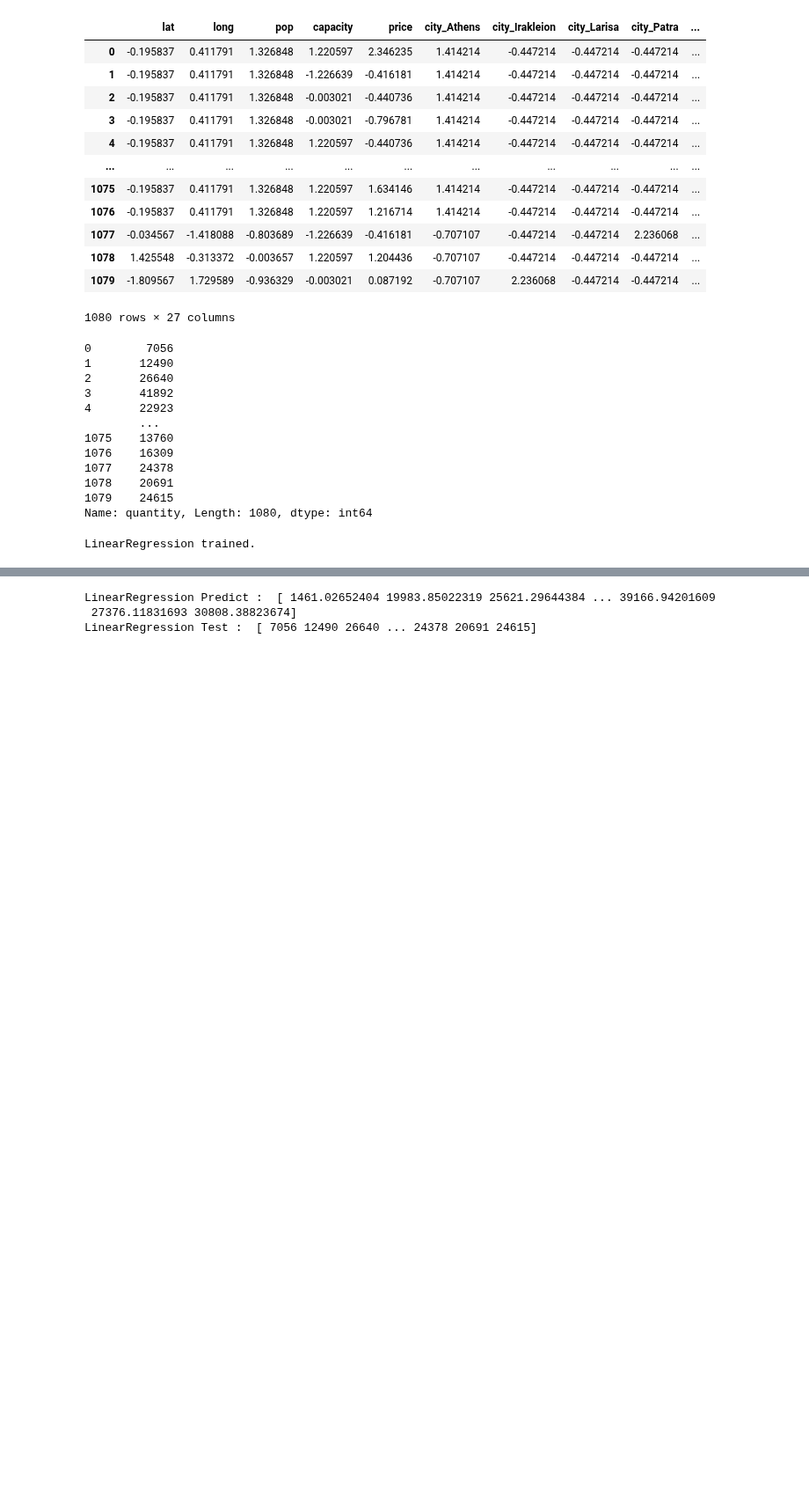
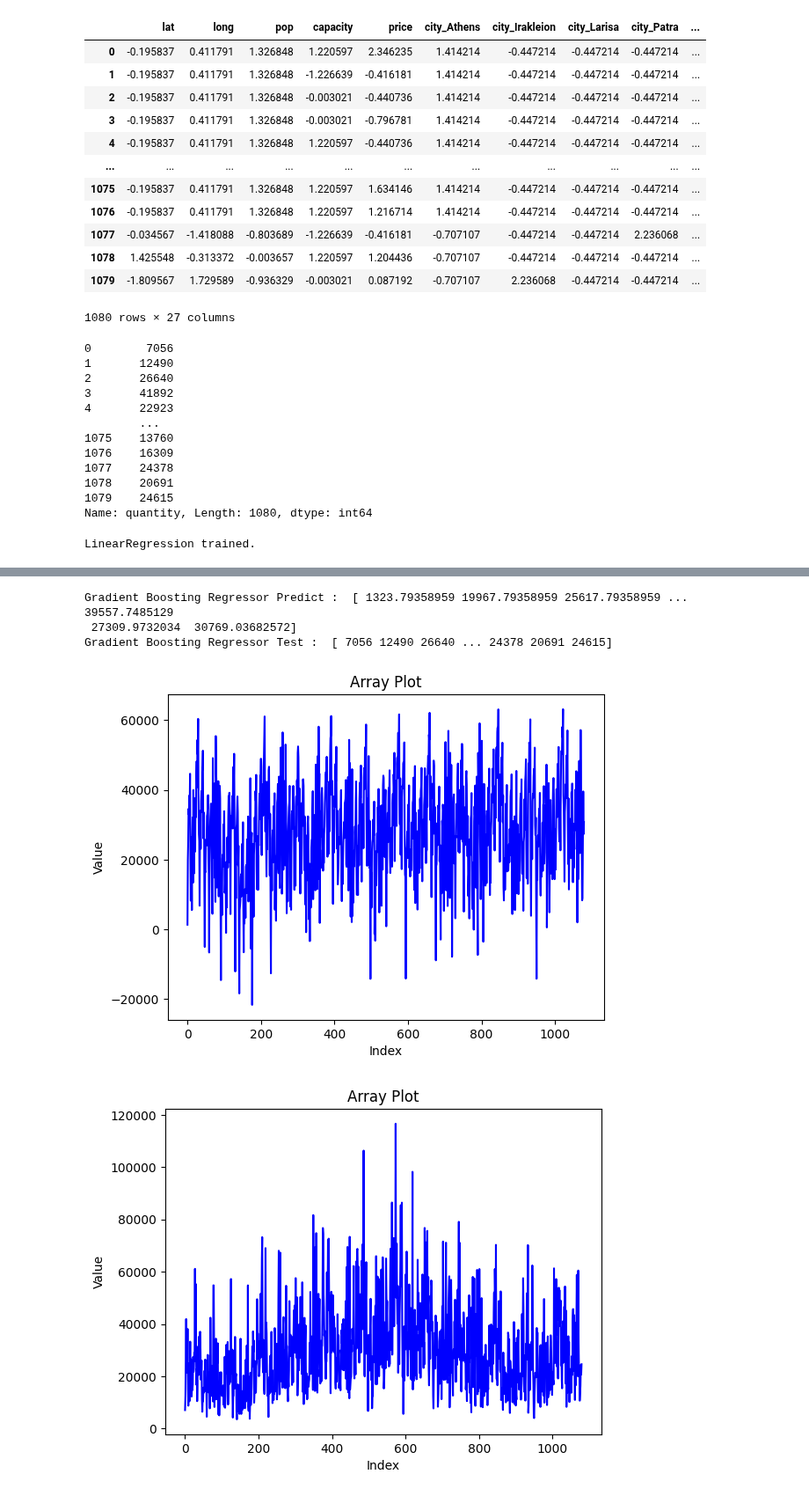
Before and after one commit to sachinsatyapira/Soft_drinkSales_predication, a Jupyter notebook: linear_regression.ipynb, the cells around one changed output, grey strips where cells are left out. Shown at 88% size. Drawn from its saved outputs; the diff is of its cells as text; code cells hidden in the pictures; blank space fills up the shorter version.

```diff
--- a/linear_regression.ipynb
+++ b/linear_regression.ipynb
@@ -195,7 +195,25 @@ LinearRegression Model Score : 0.57238
 # %%
-print("LinearRegression Predict : ",model.predict(X_test))
-print("LinearRegression Test : ",y_test.to_numpy())
+predictionArray = model.predict(X_test)
+
+print("Gradient Boosting Regressor Predict : ",predictionArray)
+print("Gradient Boosting Regressor Test : ",y_test.to_numpy())
 # %% [output]
-LinearRegression Predict :  [ 1461.02652404 19983.85022319 25621.29644384 ... 39166.94201609
- 27376.11831693 30808.38823674]
-LinearRegression Test :  [ 7056 12490 26640 ... 24378 20691 24615]
+Gradient Boosting Regressor Predict :  [ 1323.79358959 19967.79358959 25617.79358959 ... 39557.7485129
+ 27309.9732034  30769.03682572]
+Gradient Boosting Regressor Test :  [ 7056 12490 26640 ... 24378 20691 24615]
+# %%
+import matplotlib.pyplot as plt
+
+def plot_array(array):
+    plt.plot(array, color='blue')
+    plt.xlabel('Index')
+    plt.ylabel('Value')
+    plt.title('Array Plot')
+    plt.show()
+
+
+plot_array(predictionArray)
+plot_array(y_test.to_numpy())
+# %% [output]
+[figure, added]
+[figure, added]
```
Also changed, not shown: parts of 1 cell of this notebook, 5 other files.
